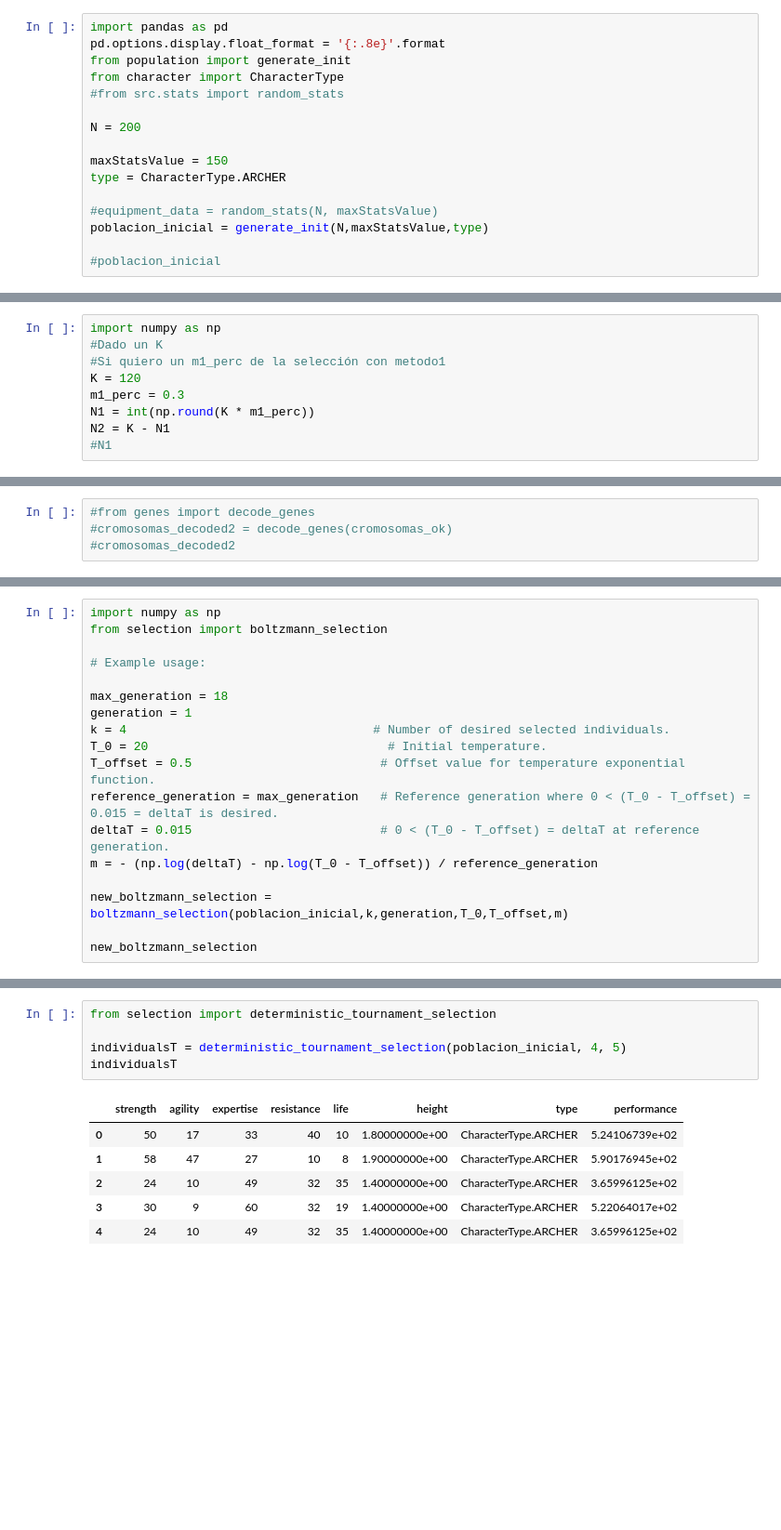
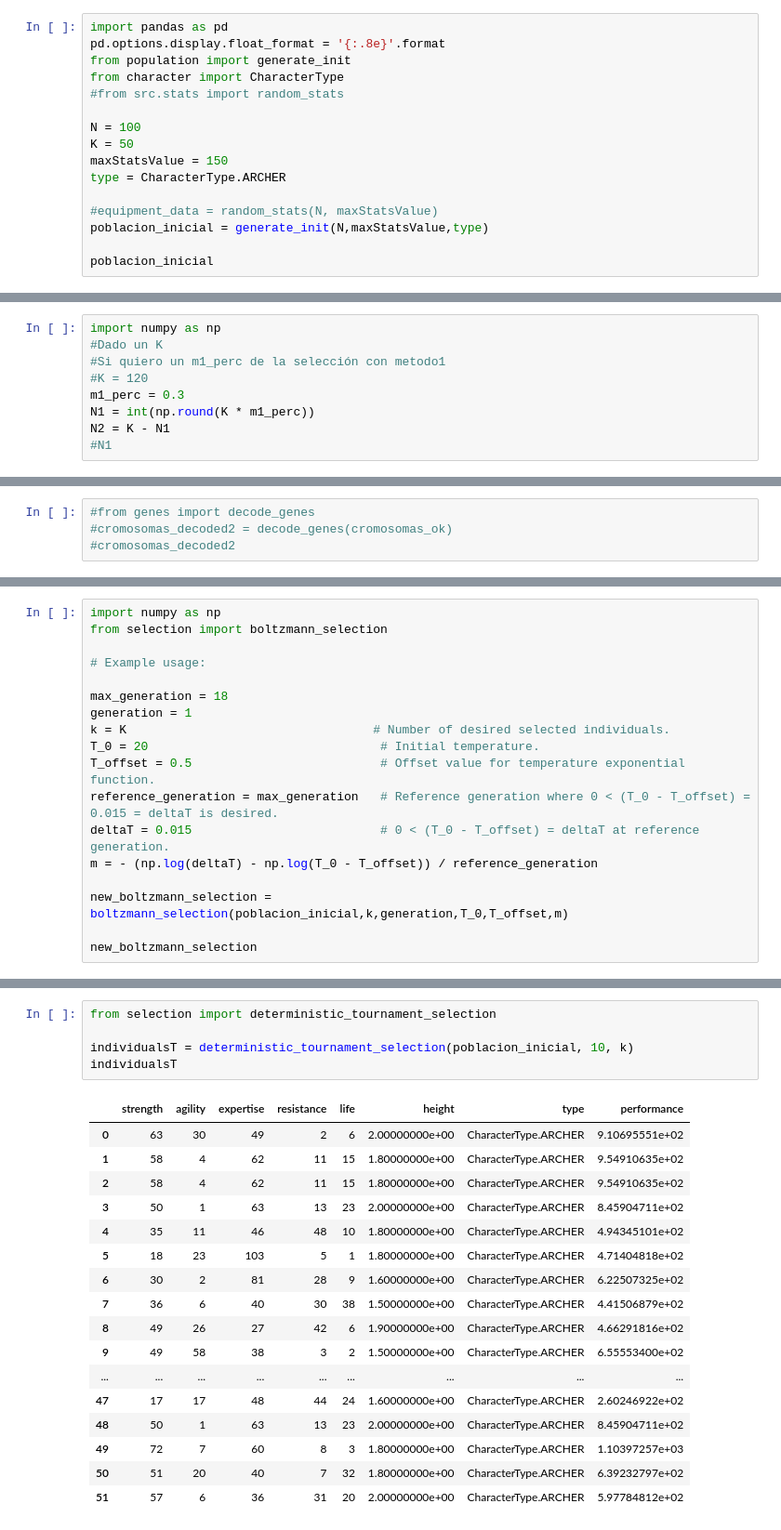
Before and after one commit to marianopm/sia-tp2, a Jupyter notebook: src/test.ipynb, the cells around one changed output, grey strips where cells are left out. Shown at 93% size. Saved outputs shown, nothing was run; the diff lists cells and outputs as text; blank space fills up the shorter version.

```diff
--- a/src/test.ipynb
+++ b/src/test.ipynb
@@ -5,12 +5,12 @@ from population import generate_init
 from character import CharacterType
 #from src.stats import random_stats
 
-N = 200
-
+N = 100
+K = 50
 maxStatsValue = 150
 type = CharacterType.ARCHER
 
 #equipment_data = random_stats(N, maxStatsValue)
 poblacion_inicial = generate_init(N,maxStatsValue,type)
 
-#poblacion_inicial
+poblacion_inicial
@@ -41,7 +55,7 @@ A*(método1) + (1-A)*(método2)
 import numpy as np
 #Dado un K
 #Si quiero un m1_perc de la selección con metodo1
-K = 120
+#K = 120
 m1_perc = 0.3
 N1 = int(np.round(K * m1_perc))
 N2 = K - N1
@@ -345,8 +478,8 @@ from selection import boltzmann_selection
 
 max_generation = 18
 generation = 1
-k = 4                                  # Number of desired selected individuals.
-T_0 = 20                                 # Initial temperature.
+k = K                                  # Number of desired selected individuals.
+T_0 = 20                                # Initial temperature.
 T_offset = 0.5                          # Offset value for temperature exponential function.
 reference_generation = max_generation   # Reference generation where 0 < (T_0 - T_offset) = 0.015 = deltaT is desired.
 deltaT = 0.015                          # 0 < (T_0 - T_offset) = deltaT at reference generation.
@@ -381,15 +526,26 @@ sum: 0.9999999999999998
 # %%
 from selection import deterministic_tournament_selection
 
-individualsT = deterministic_tournament_selection(poblacion_inicial, 4, 5)
+individualsT = deterministic_tournament_selection(poblacion_inicial, 10, k)
 individualsT
 # %% [output]
 |  | strength | agility | expertise | resistance | life | height | type | performance |
-| 0 | 50 | 17 | 33 | 40 | 10 | 1.80000000e+00 | CharacterType.ARCHER | 5.24106739e+02 |
-| 1 | 58 | 47 | 27 | 10 | 8 | 1.90000000e+00 | CharacterType.ARCHER | 5.90176945e+02 |
-| 2 | 24 | 10 | 49 | 32 | 35 | 1.40000000e+00 | CharacterType.ARCHER | 3.65996125e+02 |
-| 3 | 30 | 9 | 60 | 32 | 19 | 1.40000000e+00 | CharacterType.ARCHER | 5.22064017e+02 |
-| 4 | 24 | 10 | 49 | 32 | 35 | 1.40000000e+00 | CharacterType.ARCHER | 3.65996125e+02 |
+| 0 | 63 | 30 | 49 | 2 | 6 | 2.00000000e+00 | CharacterType.ARCHER | 9.10695551e+02 |
+| 1 | 58 | 4 | 62 | 11 | 15 | 1.80000000e+00 | CharacterType.ARCHER | 9.54910635e+02 |
+| 2 | 58 | 4 | 62 | 11 | 15 | 1.80000000e+00 | CharacterType.ARCHER | 9.54910635e+02 |
+| 3 | 50 | 1 | 63 | 13 | 23 | 2.00000000e+00 | CharacterType.ARCHER | 8.45904711e+02 |
+| 4 | 35 | 11 | 46 | 48 | 10 | 1.80000000e+00 | CharacterType.ARCHER | 4.94345101e+02 |
+| 5 | 18 | 23 | 103 | 5 | 1 | 1.80000000e+00 | CharacterType.ARCHER | 4.71404818e+02 |
+| 6 | 30 | 2 | 81 | 28 | 9 | 1.60000000e+00 | CharacterType.ARCHER | 6.22507325e+02 |
+| 7 | 36 | 6 | 40 | 30 | 38 | 1.50000000e+00 | CharacterType.ARCHER | 4.41506879e+02 |
+| 8 | 49 | 26 | 27 | 42 | 6 | 1.90000000e+00 | CharacterType.ARCHER | 4.66291816e+02 |
+| 9 | 49 | 58 | 38 | 3 | 2 | 1.50000000e+00 | CharacterType.ARCHER | 6.55553400e+02 |
+| ... | ... | ... | ... | ... | ... | ... | ... | ... |
+| 47 | 17 | 17 | 48 | 44 | 24 | 1.60000000e+00 | CharacterType.ARCHER | 2.60246922e+02 |
+| 48 | 50 | 1 | 63 | 13 | 23 | 2.00000000e+00 | CharacterType.ARCHER | 8.45904711e+02 |
+| 49 | 72 | 7 | 60 | 8 | 3 | 1.80000000e+00 | CharacterType.ARCHER | 1.10397257e+03 |
+| 50 | 51 | 20 | 40 | 7 | 32 | 1.80000000e+00 | CharacterType.ARCHER | 6.39232797e+02 |
+| 51 | 57 | 6 | 36 | 31 | 20 | 2.00000000e+00 | CharacterType.ARCHER | 5.97784812e+02 |
 # %%
 from selection import stochastic_tournament_selection
 #ejemplo
```
Also changed, not shown: parts of 20 cells of this notebook, 3 other files.
